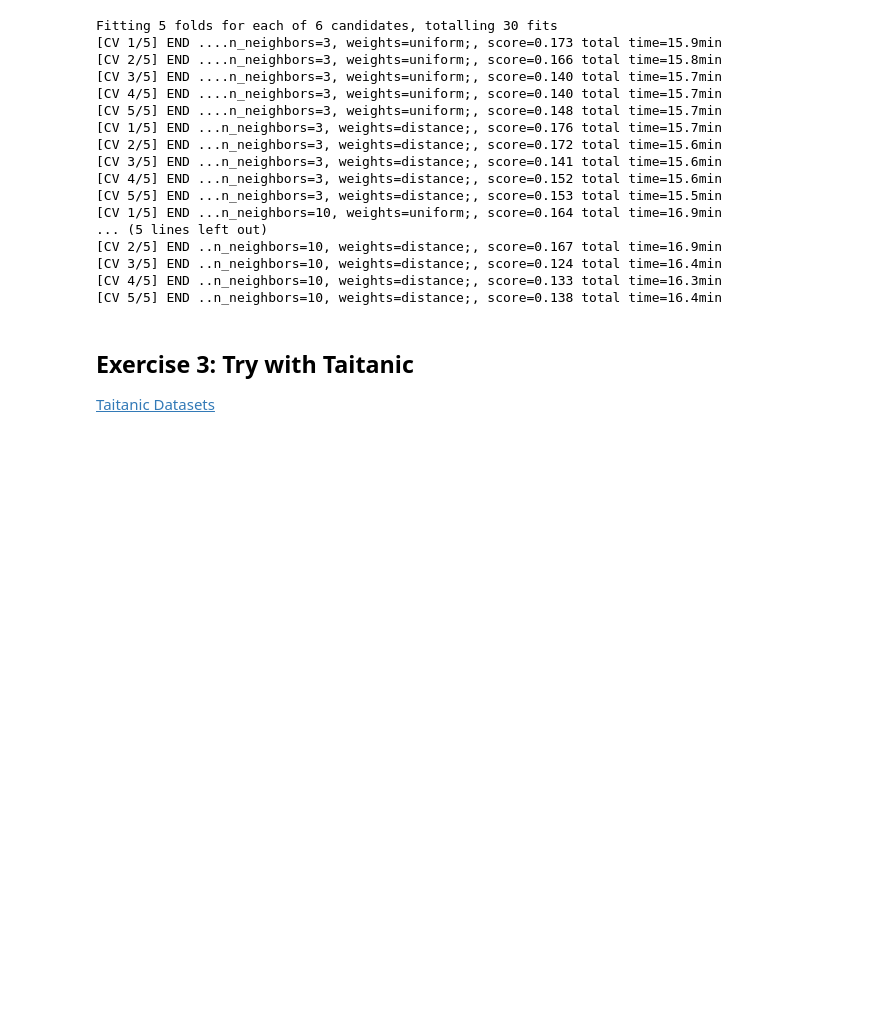
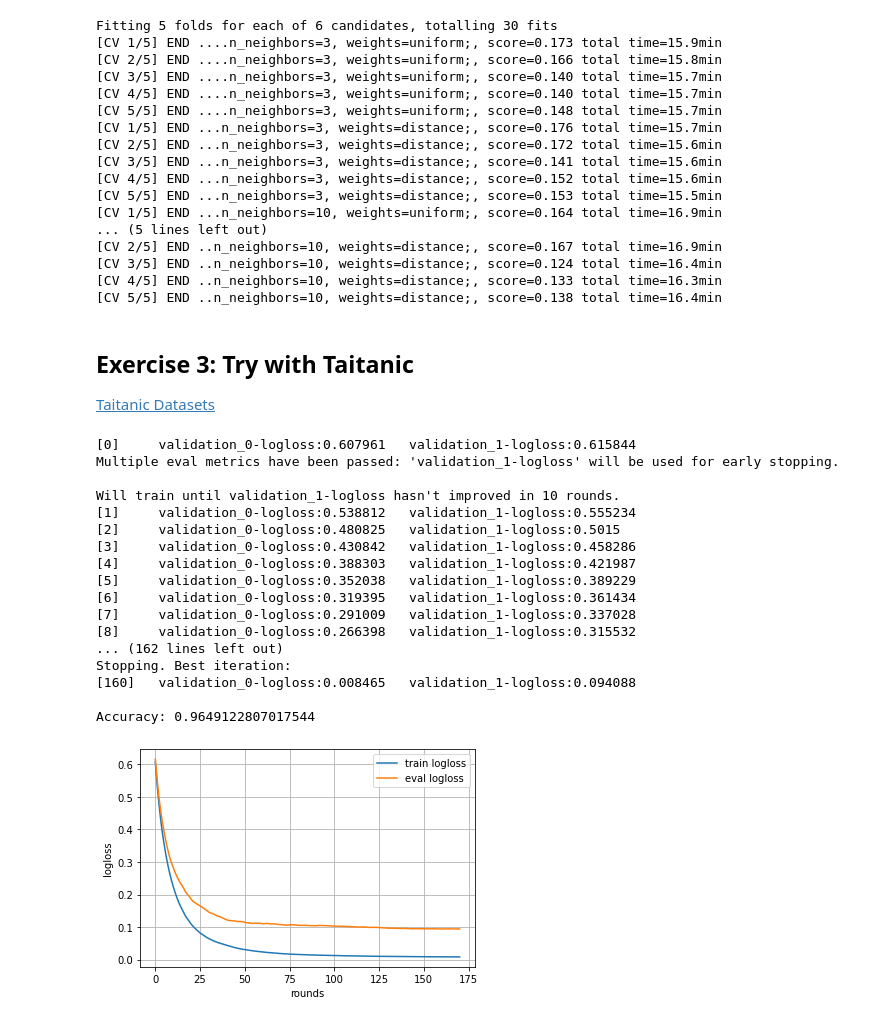
Before and after one commit to kackey0-1/ml_handson, a Jupyter notebook: skit-learn_keras_tensorflow/03_classification.ipynb, the cells around one changed output. Cells and saved outputs as stored; diff of their text form; code cells hidden in the pictures; blank space fills up the shorter version.

```diff
--- a/skit-learn_keras_tensorflow/03_classification.ipynb
+++ b/skit-learn_keras_tensorflow/03_classification.ipynb
@@ -191,3 +191,76 @@ print(accuracy_score(y_test, y_test_pred))
 # %% [markdown]
 ## Exercise 3: Try with Taitanic
 [Taitanic Datasets](https://www.kaggle.com/datasets/benjamin1717/taitanic)
+# %%
+import xgboost as xgb
+
+from sklearn import datasets
+from sklearn.model_selection import train_test_split
+from sklearn.metrics import accuracy_score
+from matplotlib import pyplot as plt
+
+"""XGBoost の scikit-learn インターフェースを使ったサンプルコード (二値分類)"""
+dataset = datasets.load_breast_cancer()
+X, y = dataset.data, dataset.target
+
+X_train, X_test, y_train, y_test = train_test_split(X, y,
+                                                    test_size=0.3,
+                                                    shuffle=True,
+                                                    random_state=42,
+                                                    stratify=y)
+
+# scikit-learn API を備えた分類器
+clf = xgb.XGBClassifier(objective='binary:logistic',
+                        # 'num_boost_round' の代わり
+                        # adding 1 estimator per round
+                        n_estimators=1000)
+# 学習する
+evals_result = {}
+clf.fit(X_train, y_train,
+        # 学習に使う評価指標
+        eval_metric='logloss',
+        # 学習時に用いる検証用データ
+        eval_set=[
+            (X_train, y_train),
+            (X_test, y_test),
+        ],
+        early_stopping_rounds=10,
+        # 学習過程の記録はコールバック API で登録する
+        callbacks=[
+            xgb.callback.record_evaluation(evals_result)
+        ],
+        )
+
+y_pred = clf.predict(X_test)
+acc = accuracy_score(y_test, y_pred)
+print('Accuracy:', acc)
+
+# 学習過程の名前は 'validation_{n}' になる
+train_metric = evals_result['validation_0']['logloss']
+plt.plot(train_metric, label='train logloss')
+eval_metric = evals_result['validation_1']['logloss']
+plt.plot(eval_metric, label='eval logloss')
+plt.grid()
+plt.legend()
+plt.xlabel('rounds')
+plt.ylabel('logloss')
+plt.show()
+# %% [output]
+[0]     validation_0-logloss:0.607961   validation_1-logloss:0.615844
+Multiple eval metrics have been passed: 'validation_1-logloss' will be used for early stopping.
+
+Will train until validation_1-logloss hasn't improved in 10 rounds.
+[1]     validation_0-logloss:0.538812   validation_1-logloss:0.555234
+[2]     validation_0-logloss:0.480825   validation_1-logloss:0.5015
+[3]     validation_0-logloss:0.430842   validation_1-logloss:0.458286
+[4]     validation_0-logloss:0.388303   validation_1-logloss:0.421987
+[5]     validation_0-logloss:0.352038   validation_1-logloss:0.389229
+[6]     validation_0-logloss:0.319395   validation_1-logloss:0.361434
+[7]     validation_0-logloss:0.291009   validation_1-logloss:0.337028
+[8]     validation_0-logloss:0.266398   validation_1-logloss:0.315532
+... (162 lines left out)
+Stopping. Best iteration:
+[160]   validation_0-logloss:0.008465   validation_1-logloss:0.094088
+
+Accuracy: 0.9649122807017544
+[figure, added]
```
Also changed, not shown: 8 other files.
